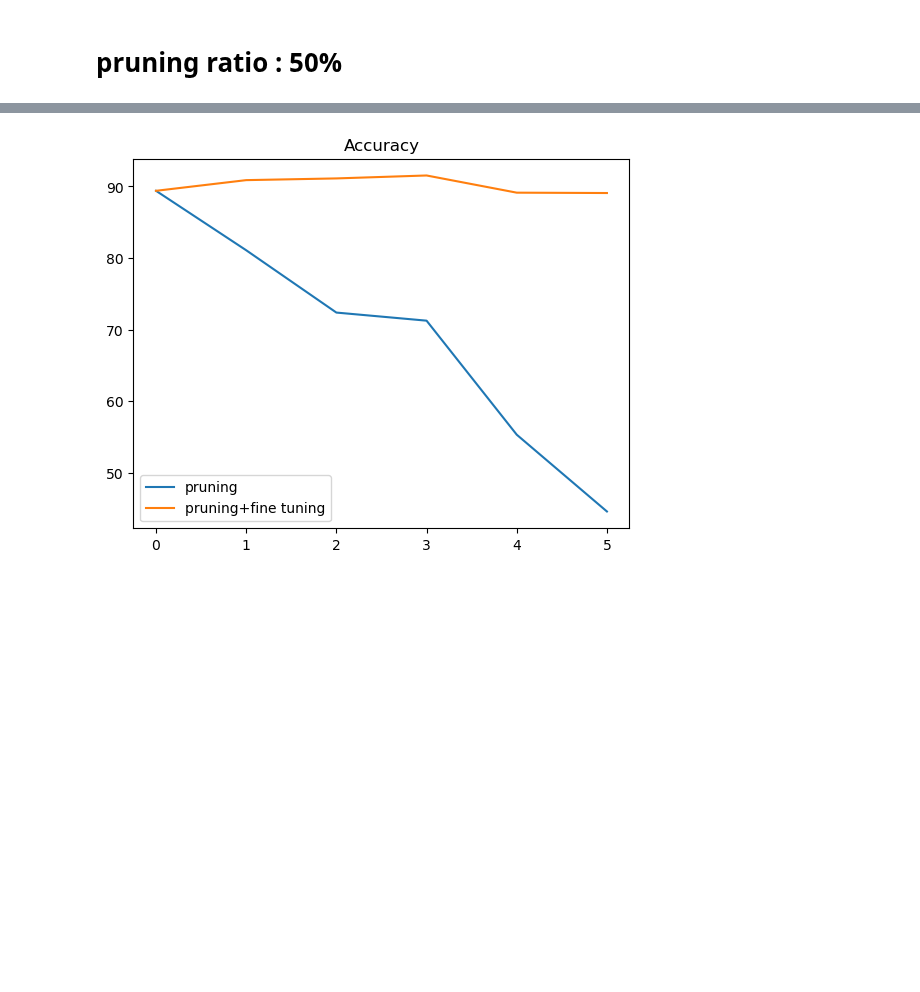
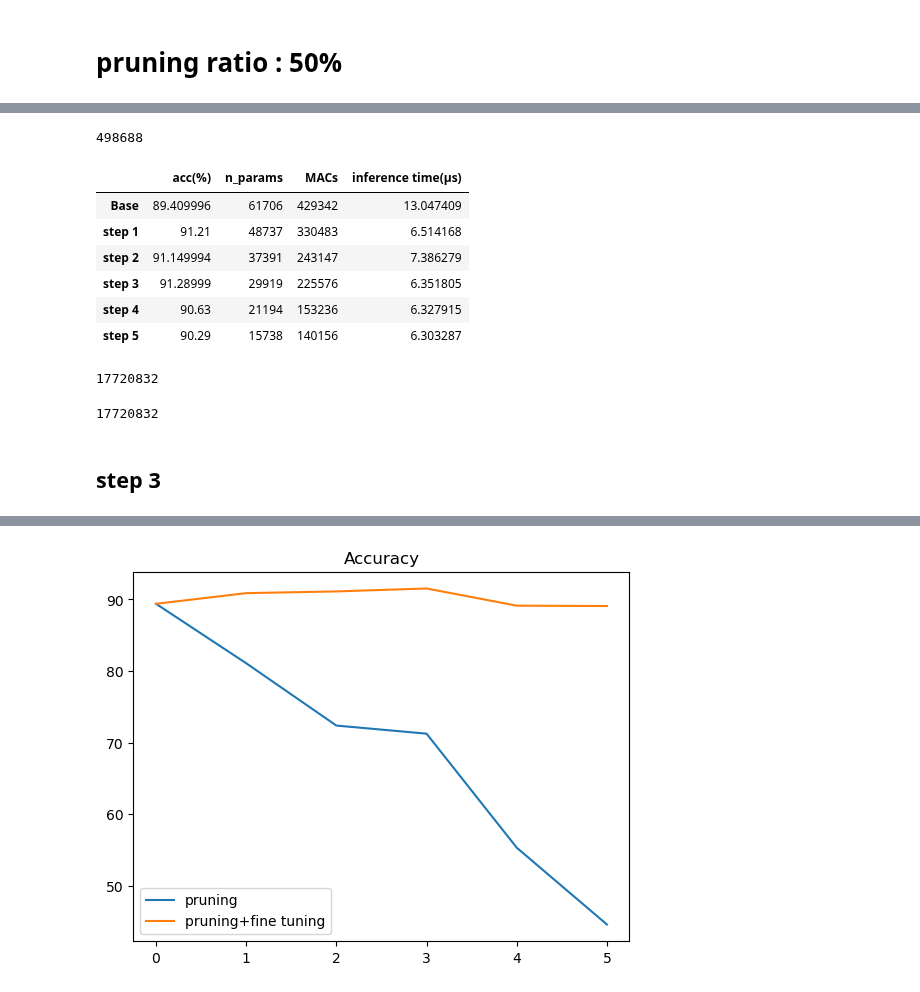
Before and after one commit to yewonkim01/Optimized-Model-on-JetsonNano-with-Pruning-and-Quantization, a Jupyter notebook: experiment.ipynb, the cells around one changed output, grey strips where cells are left out. Cells and saved outputs as stored; diff of their text form; code cells hidden in the pictures; blank space fills up the shorter version.

```diff
--- a/experiment.ipynb
+++ b/experiment.ipynb
@@ -179,0 +264,33 @@ df_50
+# %%
+# pruning + finetuning
+#model = copy.deepcopy(origin_model)
+torch.cuda.reset_peak_memory_stats()
+print(torch.cuda.memory_allocated())
+model_50, acc_50, params_50, mmac_50, inference_time_50, df_50 = pruning_finetuning(model, 0.5, device, test_loader)
+df_50
+# %% [output]
+498688
+|  | acc(%) | n_params | MACs | inference time(μs) |
+| Base | 89.409996 | 61706 | 429342 | 13.047409 |
+| step 1 | 91.21 | 48737 | 330483 | 6.514168 |
+| step 2 | 91.149994 | 37391 | 243147 | 7.386279 |
+| step 3 | 91.28999 | 29919 | 225576 | 6.351805 |
+| step 4 | 90.63 | 21194 | 153236 | 6.327915 |
+| step 5 | 90.29 | 15738 | 140156 | 6.303287 |
+# %%
+print(torch.cuda.memory_allocated())
+# %% [output]
+17720832
+# %%
+torch.cuda.reset_peak_memory_stats()
+torch.cuda.memory_allocated()
+
+# pruning + finetuning
+model = copy.deepcopy(origin_model)
+
+model_50, acc_50, params_50, mmac_50, inference_time_50, df_50 = pruning_finetuning(model, 0.5, device, test_loader)
+df_50
+# %% [output]
+17720832
+# %% [markdown]
+## step 3
```
Also changed, not shown: parts of 37 cells of this notebook, 3 other files.
